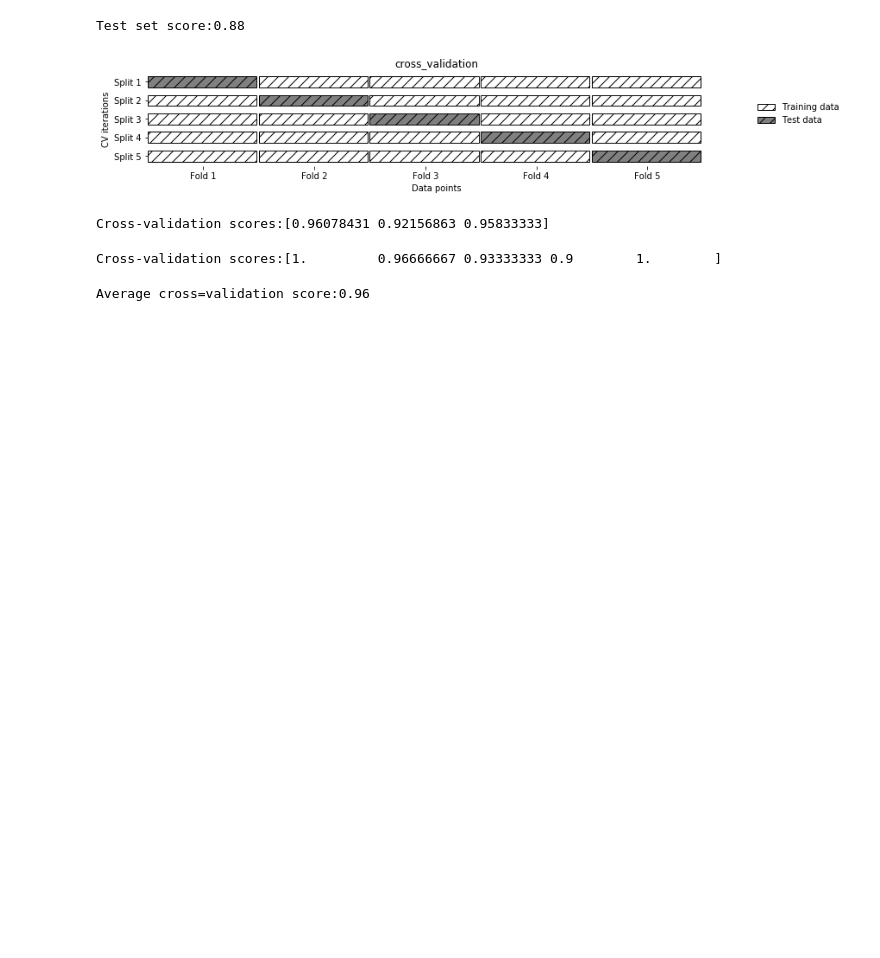
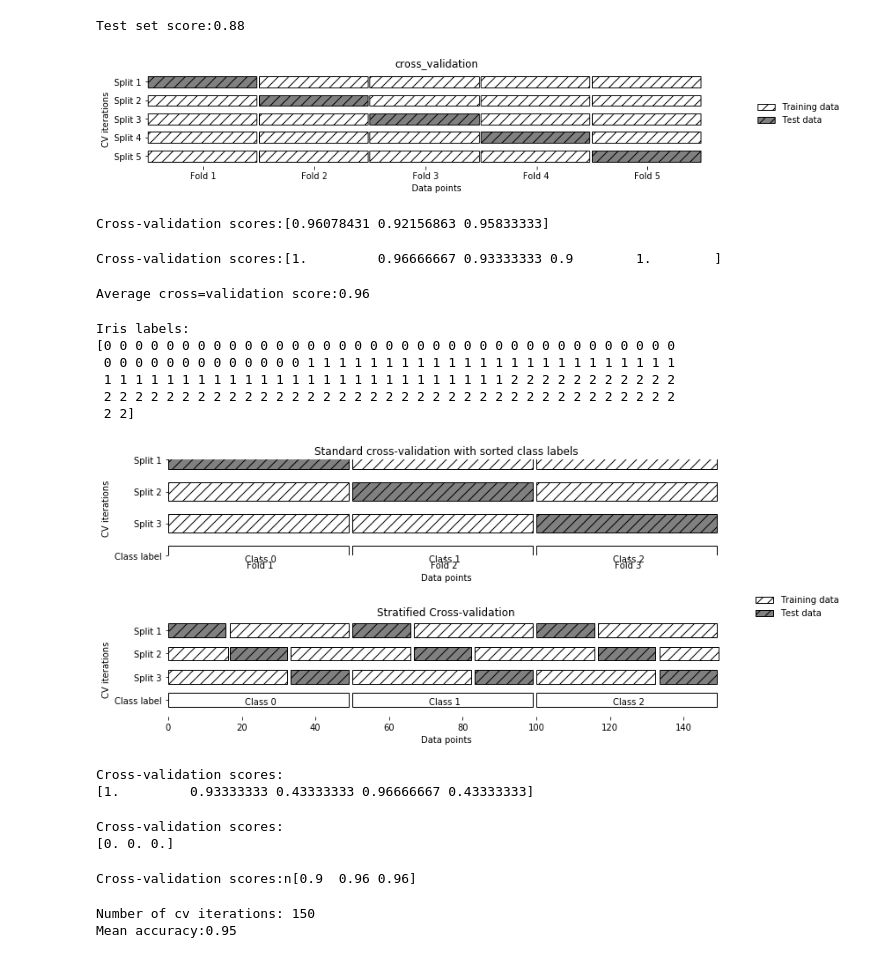
Before and after one commit to reef1935/JupyterTest, a Jupyter notebook: Ch5.ipynb, the cells around one changed output. Saved outputs shown, nothing was run; the diff lists cells and outputs as text; code cells hidden in the pictures; blank space fills up the shorter version.

```diff
--- a/Ch5.ipynb
+++ b/Ch5.ipynb
@@ -42,3 +42,18 @@ Cross-validation scores:[1.         0.96666667 0.93333333 0.9        1.        ]
 print("Average cross=validation score:{:.2f}".format(scores.mean()))
 # %% [output]
 Average cross=validation score:0.96
+# %%
+from sklearn.datasets import load_iris
+iris =load_iris()
+print("Iris labels:\n{}".format(iris.target))
+# %% [output]
+Iris labels:
+[0 0 0 0 0 0 0 0 0 0 0 0 0 0 0 0 0 0 0 0 0 0 0 0 0 0 0 0 0 0 0 0 0 0 0 0 0
+ 0 0 0 0 0 0 0 0 0 0 0 0 0 1 1 1 1 1 1 1 1 1 1 1 1 1 1 1 1 1 1 1 1 1 1 1 1
+ 1 1 1 1 1 1 1 1 1 1 1 1 1 1 1 1 1 1 1 1 1 1 1 1 1 1 2 2 2 2 2 2 2 2 2 2 2
+ 2 2 2 2 2 2 2 2 2 2 2 2 2 2 2 2 2 2 2 2 2 2 2 2 2 2 2 2 2 2 2 2 2 2 2 2 2
+ 2 2]
+# %%
+mglearn.plots.plot_stratified_cross_validation()
+# %% [output]
+[figure, added]
@@ -44,0 +63,28 @@ Average cross=validation score:0.96
+# %%
+print("Cross-validation scores:\n{}".format(
+cross_val_score(logreg,iris.data,iris.target,cv=kfold)))
+# %% [output]
+Cross-validation scores:
+[1.         0.93333333 0.43333333 0.96666667 0.43333333]
+# %%
+kfold = KFold(n_splits=3)
+print("Cross-validation scores:\n{}".format(
+cross_val_score(logreg,iris.data,iris.target,cv=kfold)))
+# %% [output]
+Cross-validation scores:
+[0. 0. 0.]
+# %%
+kfold=KFold(n_splits=3,shuffle=True,random_state=0)
+print("Cross-validation scores:n{}".format(
+cross_val_score(logreg,iris.data,iris.target,cv=kfold)))
+# %% [output]
+Cross-validation scores:n[0.9  0.96 0.96]
+# %%
+from sklearn.model_selection import LeaveOneOut
+loo=LeaveOneOut()
+scores=cross_val_score(logreg,iris.data,iris.target,cv=loo)
+print("Number of cv iterations:",len(scores))
+print("Mean accuracy:{:.2f}".format(scores.mean()))
+# %% [output]
+Number of cv iterations: 150
+Mean accuracy:0.95
```
Also changed, not shown: parts of 60 cells of this notebook.
